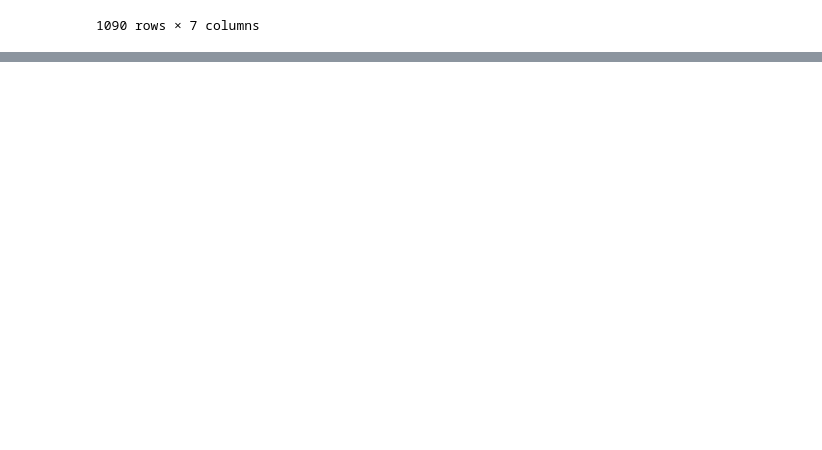
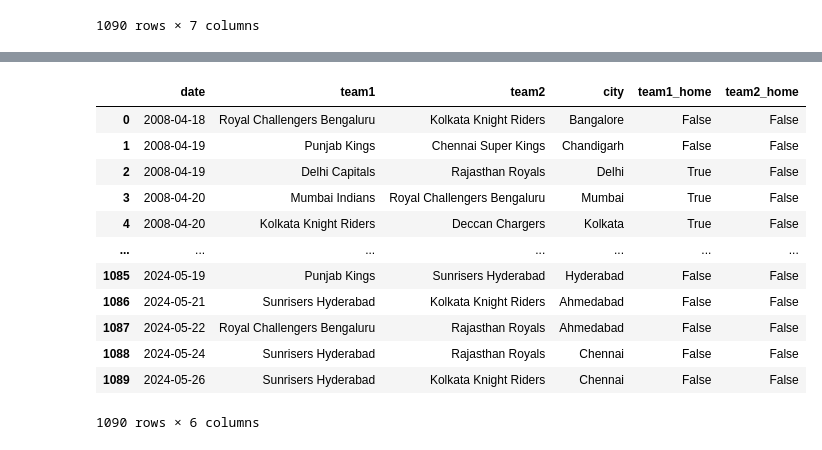
Before and after one commit to modias/ipl-match-winner-prediction, a Jupyter notebook: ipl_match_prediction.ipynb, the cells around one changed output, grey strips where cells are left out. Cells and saved outputs as stored; diff of their text form; code cells hidden in the pictures; blank space fills up the shorter version.

```diff
--- a/ipl_match_prediction.ipynb
+++ b/ipl_match_prediction.ipynb
@@ -157,0 +201,37 @@ df[['team1', 'team2', 'team1_h2h_wins', 'team2_h2h_wins', 'h2h_meetings', "h2h_t
+# %%
+home_city = {
+    'Chennai Super Kings': 'Chennai',
+    'Delhi Capitals': 'Delhi',
+    'Gujarat Titans': 'Ahmedabad',
+    'Kolkata Knight Riders': 'Kolkata',
+    'Lucknow Super Giants': 'Lucknow',
+    'Mumbai Indians': 'Mumbai',
+    'Punjab Kings': 'Mohali',
+    'Rajasthan Royals': 'Jaipur',
+    'Royal Challengers Bengaluru': 'Bengaluru',
+    'Rising Pune Supergiant': 'Pune',
+    'sunrisers hyderabad': 'Hyderabad',
+    'Gujarat Lions': 'Rajkot',
+    'kochi tuskers kerala': 'Kochi',
+    'pune warriors': 'Pune',
+    'Deccans Chargers': 'Hyderabad',
+}
+
+df['team1_home'] = df['city'] == df['team1'].map(home_city).astype(str)
+df['team2_home'] = df['city'] == df['team2'].map(home_city).astype(str)
+
+df[['date', 'team1', 'team2', 'city', 'team1_home', 'team2_home']]
+# %% [output]
+|  | date | team1 | team2 | city | team1_home | team2_home |
+| 0 | 2008-04-18 | Royal Challengers Bengaluru | Kolkata Knight Riders | Bangalore | False | False |
+| 1 | 2008-04-19 | Punjab Kings | Chennai Super Kings | Chandigarh | False | False |
+| 2 | 2008-04-19 | Delhi Capitals | Rajasthan Royals | Delhi | True | False |
+| 3 | 2008-04-20 | Mumbai Indians | Royal Challengers Bengaluru | Mumbai | True | False |
+| 4 | 2008-04-20 | Kolkata Knight Riders | Deccan Chargers | Kolkata | True | False |
+| ... | ... | ... | ... | ... | ... | ... |
+| 1085 | 2024-05-19 | Punjab Kings | Sunrisers Hyderabad | Hyderabad | False | False |
+| 1086 | 2024-05-21 | Sunrisers Hyderabad | Kolkata Knight Riders | Ahmedabad | False | False |
+| 1087 | 2024-05-22 | Royal Challengers Bengaluru | Rajasthan Royals | Ahmedabad | False | False |
+| 1088 | 2024-05-24 | Sunrisers Hyderabad | Rajasthan Royals | Chennai | False | False |
+| 1089 | 2024-05-26 | Sunrisers Hyderabad | Kolkata Knight Riders | Chennai | False | False |
+1090 rows × 6 columns
```
Also changed, not shown: parts of 4 cells of this notebook.
